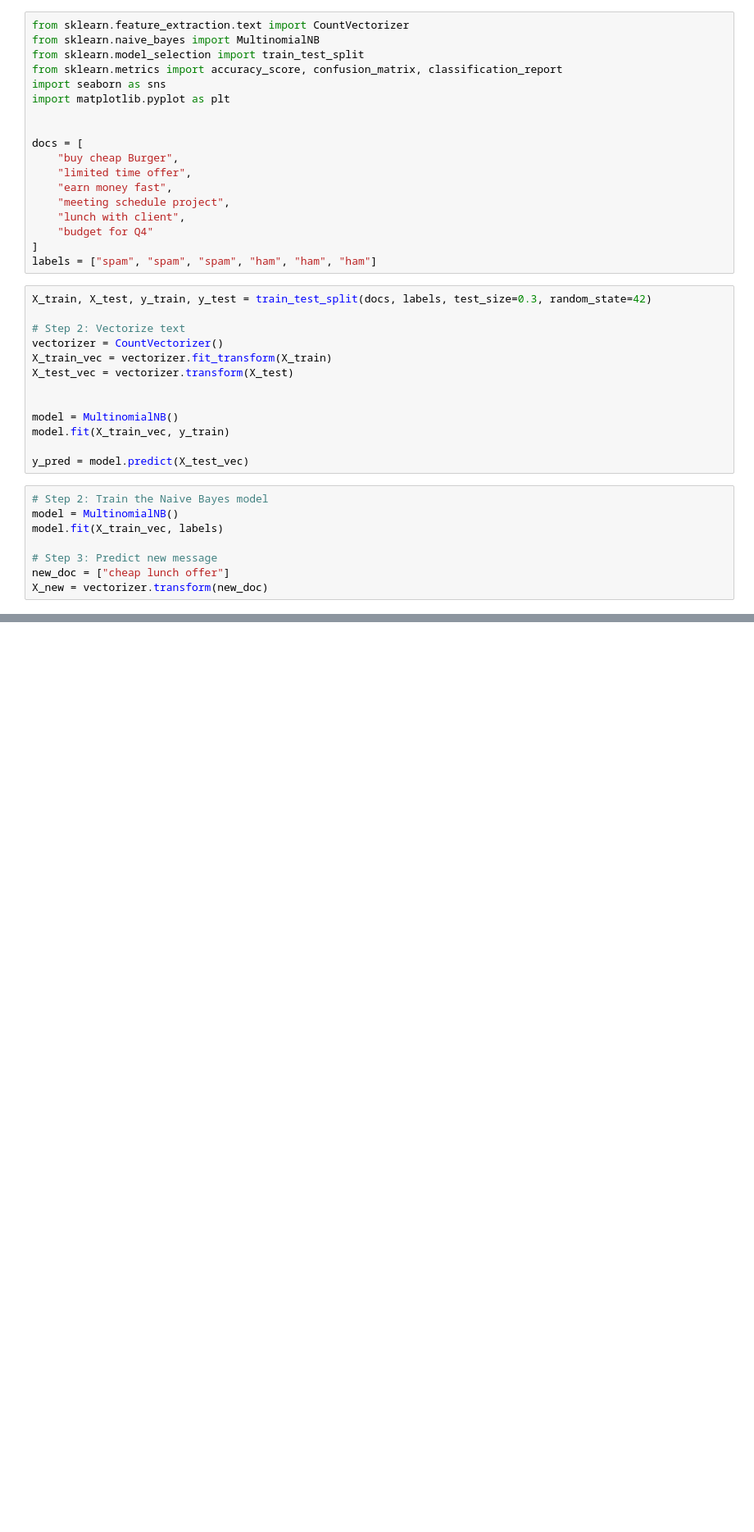
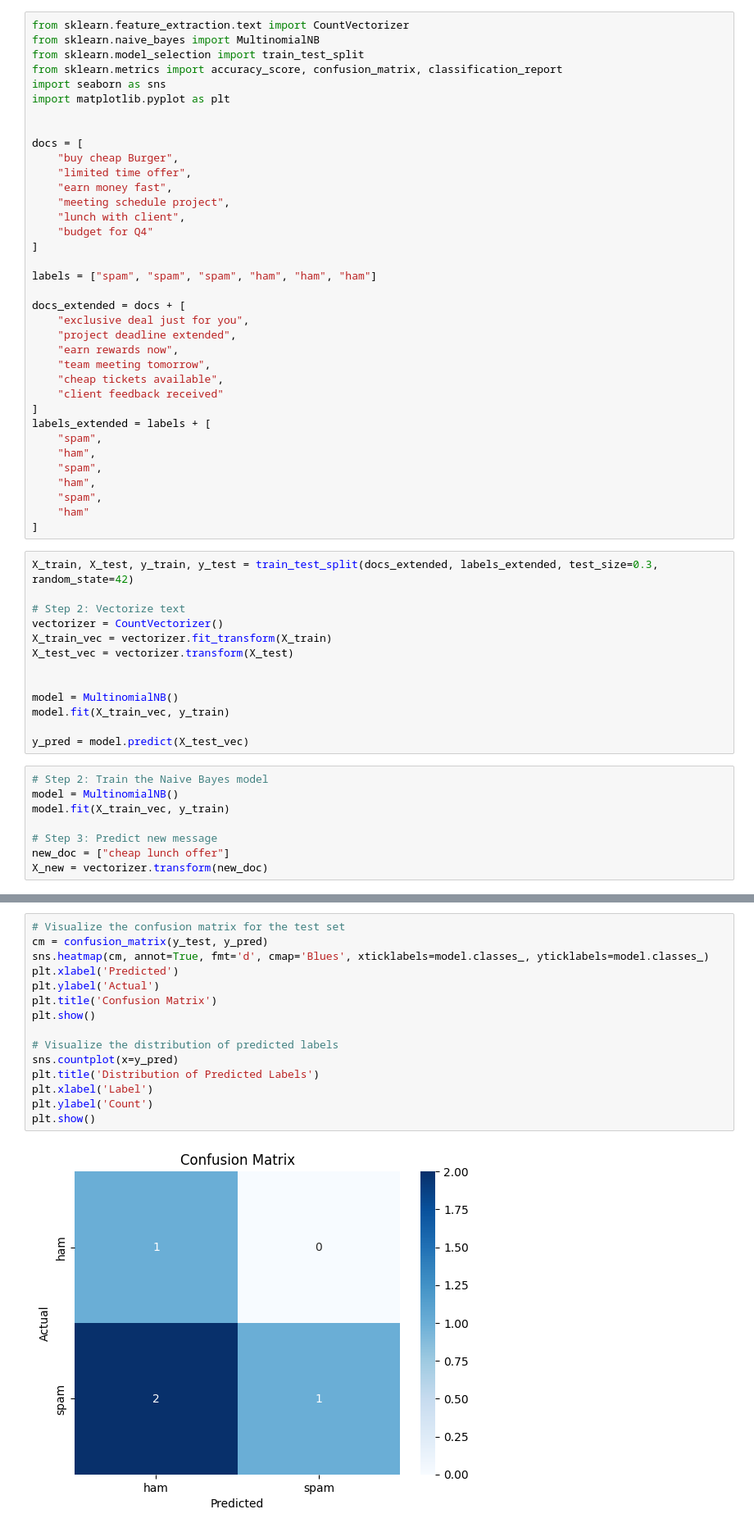
Before and after one commit to Manan79/Machine-Learning-models, a Jupyter notebook: Classification/Decision Tree/naive_bias.ipynb, the cells around one changed output, grey strips where cells are left out. Shown at 82% size. Saved outputs shown, nothing was run; the diff lists cells and outputs as text; blank space fills up the shorter version.

```diff
--- a/Classification/Decision Tree/naive_bias.ipynb
+++ b/Classification/Decision Tree/naive_bias.ipynb
@@ -15,9 +15,27 @@ docs = [
     "lunch with client",
     "budget for Q4"
 ]
+
 labels = ["spam", "spam", "spam", "ham", "ham", "ham"]
+
+docs_extended = docs + [
+    "exclusive deal just for you",
+    "project deadline extended",
+    "earn rewards now",
+    "team meeting tomorrow",
+    "cheap tickets available",
+    "client feedback received"
+]
+labels_extended = labels + [
+    "spam",
+    "ham",
+    "spam",
+    "ham",
+    "spam",
+    "ham"
+]
 # %%
-X_train, X_test, y_train, y_test = train_test_split(docs, labels, test_size=0.3, random_state=42)
+X_train, X_test, y_train, y_test = train_test_split(docs_extended, labels_extended, test_size=0.3, random_state=42)
 
 # Step 2: Vectorize text
 vectorizer = CountVectorizer()
@@ -32,7 +50,7 @@ y_pred = model.predict(X_test_vec)
 # %%
 # Step 2: Train the Naive Bayes model
 model = MultinomialNB()
-model.fit(X_train_vec, labels)
+model.fit(X_train_vec, y_train)
 
 # Step 3: Predict new message
 new_doc = ["cheap lunch offer"]
@@ -52,0 +71,17 @@ Error:
+# %%
+# Visualize the confusion matrix for the test set
+cm = confusion_matrix(y_test, y_pred)
+sns.heatmap(cm, annot=True, fmt='d', cmap='Blues', xticklabels=model.classes_, yticklabels=model.classes_)
+plt.xlabel('Predicted')
+plt.ylabel('Actual')
+plt.title('Confusion Matrix')
+plt.show()
+
+# Visualize the distribution of predicted labels
+sns.countplot(x=y_pred)
+plt.title('Distribution of Predicted Labels')
+plt.xlabel('Label')
+plt.ylabel('Count')
+plt.show()
+# %% [output]
+[figure, added]
```
Also changed, not shown: parts of 3 cells of this notebook.
